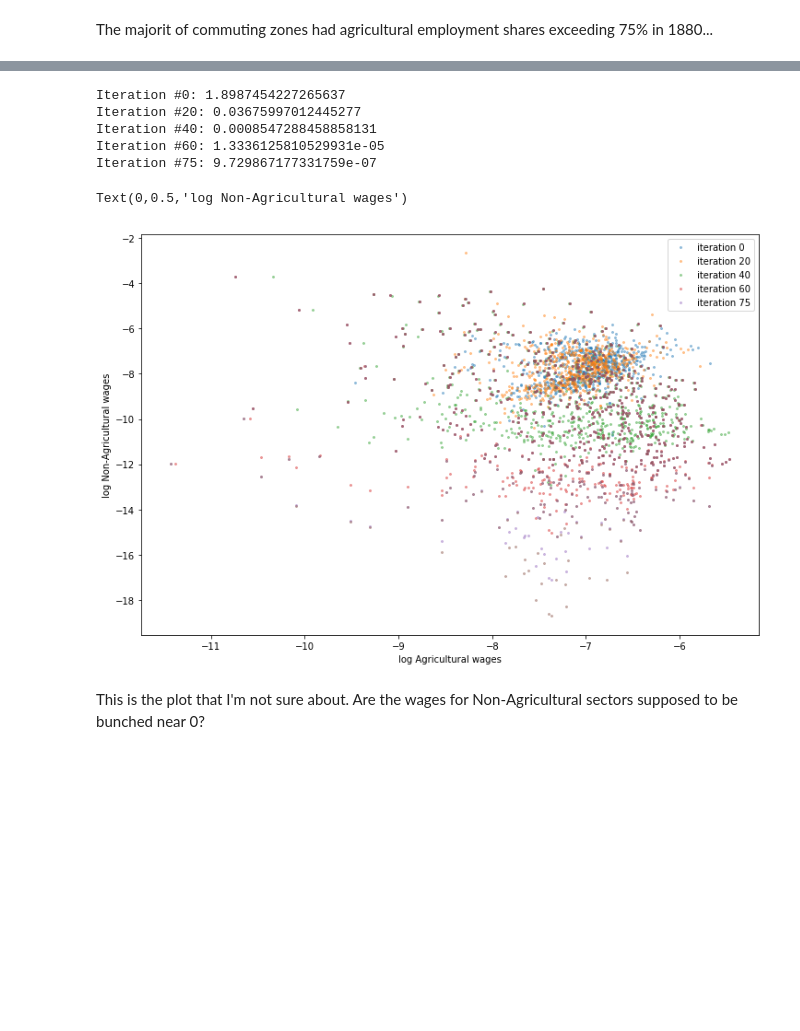
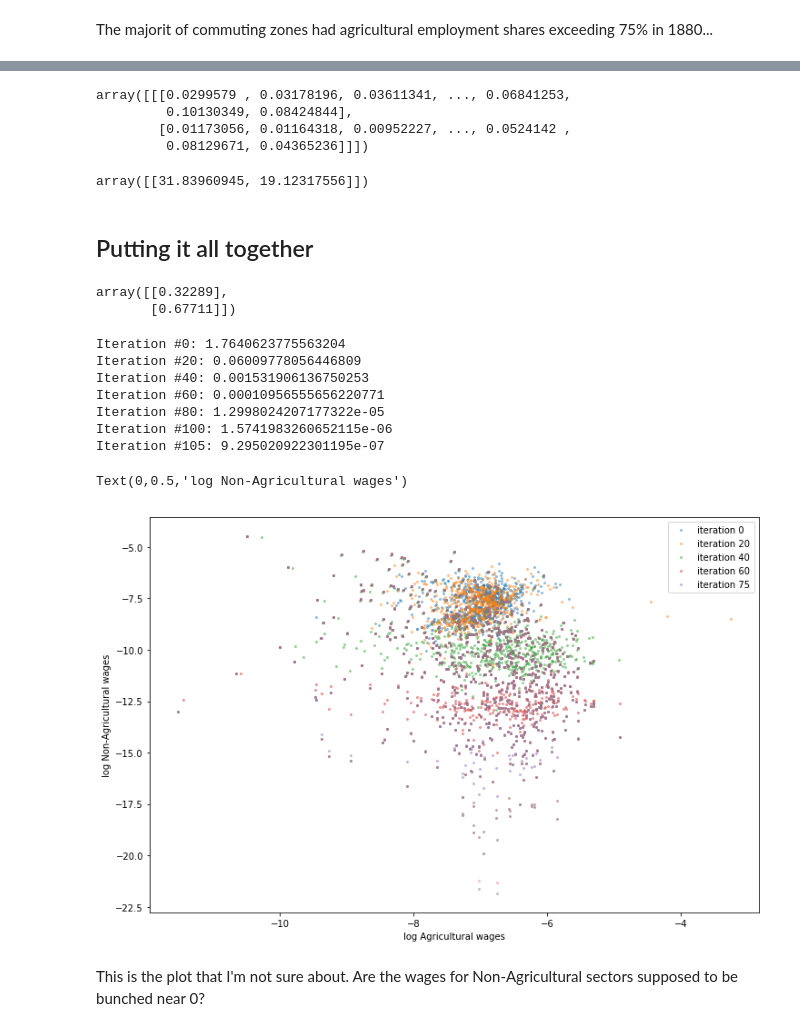
Before and after one commit to mwufi/spatial-structural-change, a Jupyter notebook: Condensed.ipynb, the cells around one changed output, grey strips where cells are left out. Cells and saved outputs as stored; diff of their text form; code cells hidden in the pictures; blank space fills up the shorter version.

```diff
--- a/Condensed.ipynb
+++ b/Condensed.ipynb
@@ -269,0 +245,2 @@ def draw(wages, log=True):
+# %%
+R_t = 3.63
@@ -269,0 +257,6 @@ def draw(wages, log=True):
+# %%
+x = Q[t].transpose((1,0)) * (1/Zt * (wages[t].transpose((1,0)) / (1-param.alpha))**(1-param.alpha)* (R_t/param.alpha)**param.alpha)**(1-param.sigma)
+x = x.transpose((1,0))
+x.shape
+
+x[sector, 0]
@@ -269,0 +265,3 @@ def draw(wages, log=True):
+# %%
+prices = np.sum(x, axis=1)**(1/(1-param.sigma))
+prices # P_A, P_NA
@@ -270,24 +294,57 @@ def draw(wages, log=True):
+# %%
+normwages = wages/(prices[0]**(1/(1-param.alpha)))
+normwages
+# %% [output]
+array([[[0.0299579 , 0.03178196, 0.03611341, ..., 0.06841253,
+         0.10130349, 0.08424844],
+        [0.01173056, 0.01164318, 0.00952227, ..., 0.0524142 ,
+         0.08129671, 0.04365236]]])
+# %%
+# just be careful: if we do it this way, the wages will be great!
+np.sum(normwages, axis=R)
+# %% [output]
+array([[31.83960945, 19.12317556]])
+# %% [markdown]
+## Putting it all together
+# %%
+vAt
+# %% [output]
+array([[0.32289],
+       [0.67711]])
 # %%
 def loopy(skills, wages, log=True):
     lr = 0.1
     loss = 10
 
     # these are fixed
-    lamda, Lrt, lam_rt = computeLrt(skills)
+    const_lamda, sums, skill_shares = computeLrt(skills)
 
     for i in range(1000):
 
-        pi = computePi(wages)
-        Theta_h, Theta_l, Theta = computeTheta(wages)
+        # normalize wages BY THE PRICE OF THE AGRICULTURAL GOOD
+        Zt = param.Z[t]
+        x = Q[t].transpose((1,0)) * (1/Zt * (wages[t].transpose((1,0)) / (1-param.alpha))**(1-param.alpha)* (R_t/param.alpha)**param.alpha)**(1-param.sigma)
+        x = x.transpose((1,0))
+        prices = np.sum(x, axis=1)**(1/(1-param.sigma))
+        normprices = prices/prices[0]
+
+        wages = wages/(prices[0]**(1/(1-param.alpha)))
+
+
+        # compute the update
+        pi = computePi(wages) # (1 by 2 by 645)
+        Theta_h, Theta_l = computeTheta(wages) # (645,)
         GDP = computeGDP(skills, wages)
 
+        #  labor market clearing conditions
         regionalRevenue = (1-param.alpha) * pi * vAt *  GDP
-        x = Lrt * myGamma(param.zeta) * np.matmul(lam_rt.transpose((2,0,1)), Psi).transpose((1,2,0))
+
+        # keeping this here as a reminder: NEVER WRITE UNCLEAR CODE
+        # x = Lrt * myGamma(param.zeta) * np.matmul(lam_rt.transpose((2,0,1)), Psi).transpose((1,2,0))
+        x = myGamma(param.zeta) * (skills[t,H] * Theta_h + skills[t,L] * Theta_l)
 
         newWages = regionalRevenue/x
 
-        # normalize wages
-        newWages = newWages / np.sum(newWages)
 
         loss = np.sum(np.abs(newWages - wages))
 
@@ -307,25 +364,27 @@ def loopy(skills, wages, log=True):
 # %%
 wages = readWages()
 plt.figure(figsize=(12,8))
 
 # before
-draw(wages)
+draw(wages, log=True)
 
 newWages = loopy(skills, wages)
 
 # after
-draw(newWages)
+draw(newWages, log=True)
 # plt.legend(['before', 'after'])
 plt.legend(['iteration {}'.format(i) for i in [0,20,40,60,75]])
 plt.xlabel('log Agricultural wages'); plt.ylabel('log Non-Agricultural wages')
 # %% [output]
-Iteration #0: 1.8987454227265637
-Iteration #20: 0.03675997012445277
-Iteration #40: 0.0008547288458858131
-Iteration #60: 1.3336125810529931e-05
-Iteration #75: 9.729867177331759e-07
+Iteration #0: 1.7640623775563204
+Iteration #20: 0.06009778056446809
+Iteration #40: 0.001531906136750253
+Iteration #60: 0.00010956555656220771
+Iteration #80: 1.2998024207177322e-05
+Iteration #100: 1.5741983260652115e-06
+Iteration #105: 9.295020922301195e-07
 Text(0,0.5,'log Non-Agricultural wages')
-[figure, old version]
+[figure, new version]
 # %% [markdown]
 This is the plot that I'm not sure about. Are the wages for Non-Agricultural sectors supposed to be bunched near 0?
 # %% [markdown]
```
Also changed, not shown: parts of 57 cells of this notebook, 2 other files.
